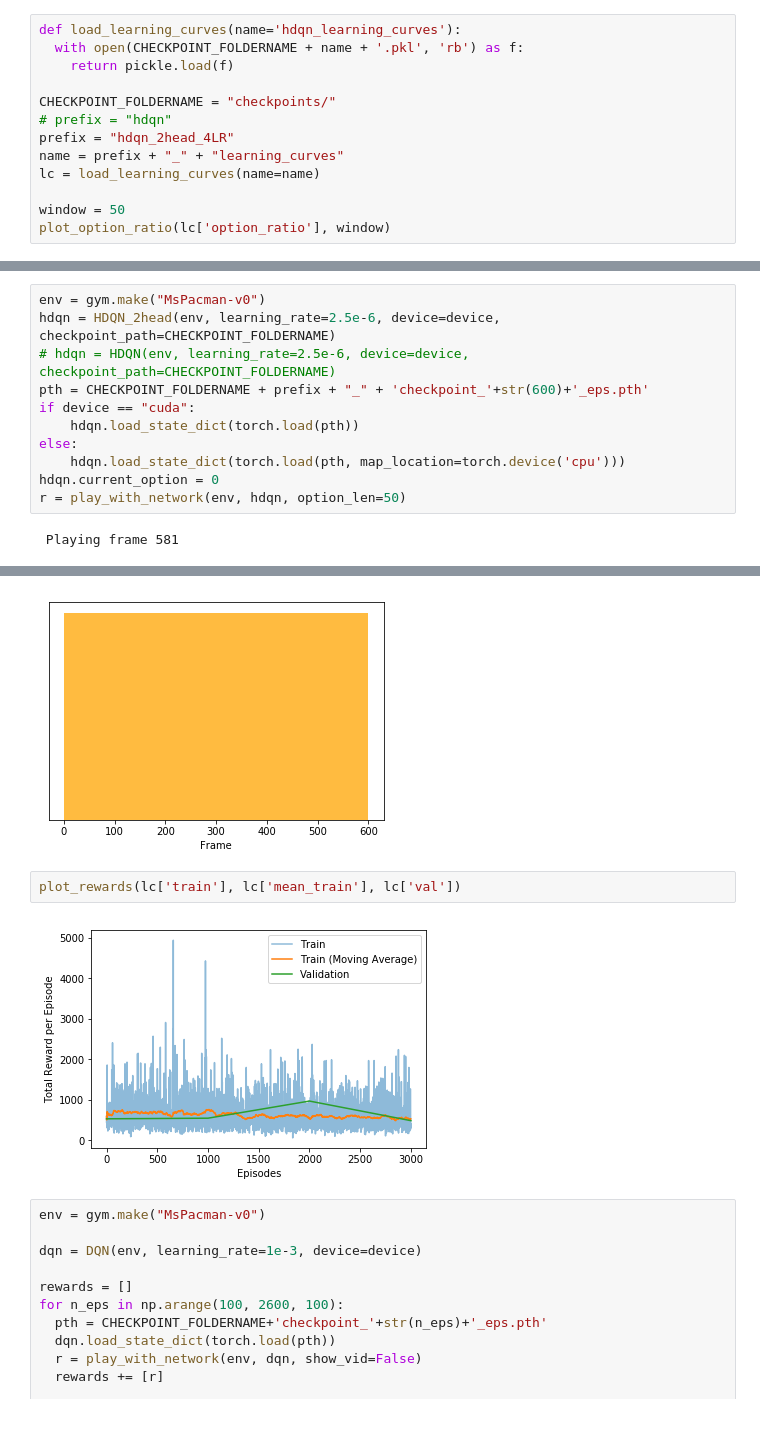
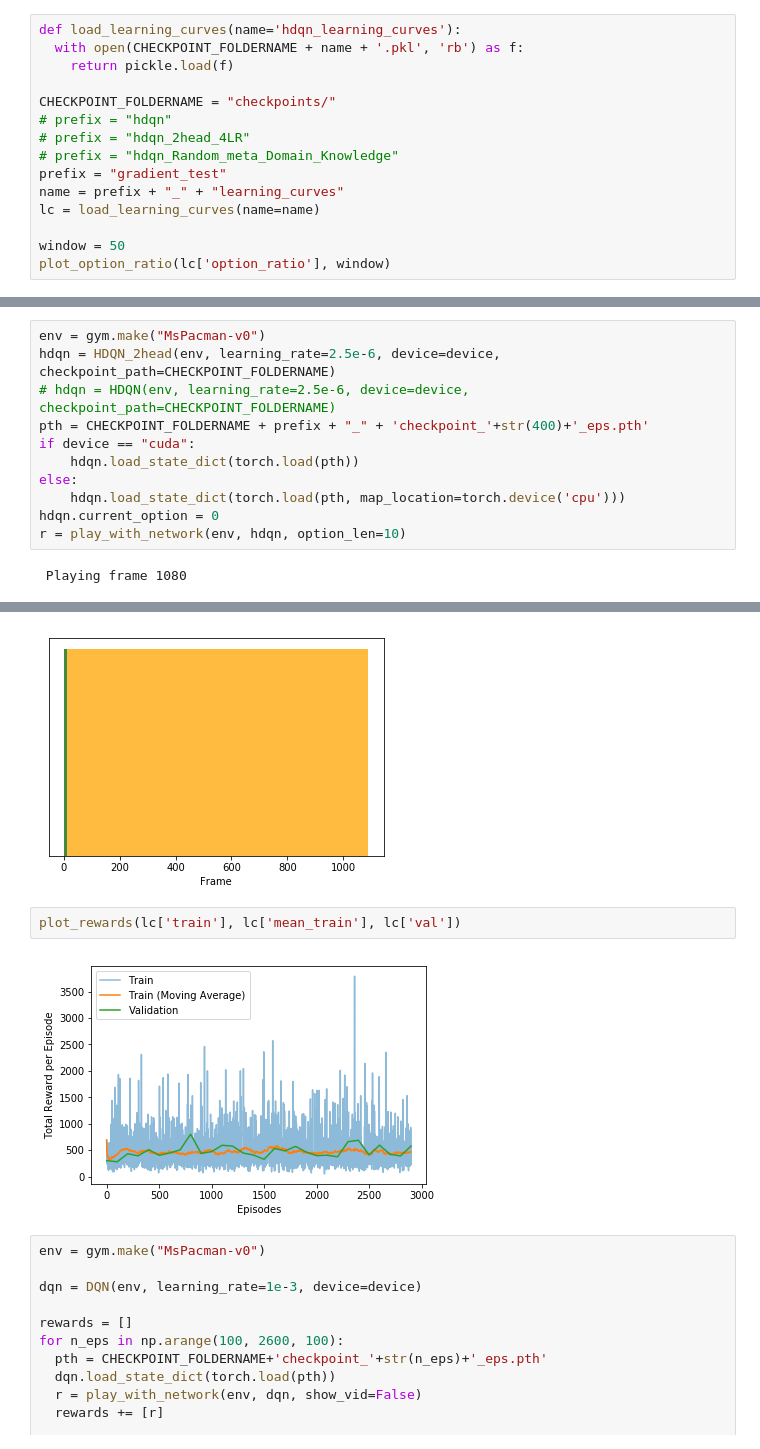
Before and after one commit to weekend37/HDQN, a Jupyter notebook: HDQN_Pacman_Visualization.ipynb, the cells around one changed output, grey strips where cells are left out. Drawn from its saved outputs; the diff is of its cells as text.

```diff
--- a/HDQN_Pacman_Visualization.ipynb
+++ b/HDQN_Pacman_Visualization.ipynb
@@ -51,7 +53,9 @@ def load_learning_curves(name='hdqn_learning_curves'):
 
 CHECKPOINT_FOLDERNAME = "checkpoints/"
 # prefix = "hdqn"
-prefix = "hdqn_2head_4LR"
+# prefix = "hdqn_2head_4LR"
+# prefix = "hdqn_Random_meta_Domain_Knowledge"
+prefix = "gradient_test"
 name = prefix + "_" + "learning_curves"
 lc = load_learning_curves(name=name)
 
@@ -103,22 +107,22 @@ for ax in axs.flat:
 # %%
 env = gym.make("MsPacman-v0")
 hdqn = HDQN_2head(env, learning_rate=2.5e-6, device=device, checkpoint_path=CHECKPOINT_FOLDERNAME)
 # hdqn = HDQN(env, learning_rate=2.5e-6, device=device, checkpoint_path=CHECKPOINT_FOLDERNAME)
-pth = CHECKPOINT_FOLDERNAME + prefix + "_" + 'checkpoint_'+str(600)+'_eps.pth'
+pth = CHECKPOINT_FOLDERNAME + prefix + "_" + 'checkpoint_'+str(400)+'_eps.pth'
 if device == "cuda":
     hdqn.load_state_dict(torch.load(pth))
 else:
     hdqn.load_state_dict(torch.load(pth, map_location=torch.device('cpu')))
 hdqn.current_option = 0
-r = play_with_network(env, hdqn, option_len=50)
+r = play_with_network(env, hdqn, option_len=10)
 # %% [output]
- Playing frame 581
+ Playing frame 1080
 [interactive output not drawn]
-[figure, old version]
+[figure, new version]
 # %%
 plot_rewards(lc['train'], lc['mean_train'], lc['val'])
 # %% [output]
-[figure, old version]
+[figure, new version]
 # %%
 env = gym.make("MsPacman-v0")
 
```
Also changed, not shown: parts of 4 cells of this notebook, 3 other files.
